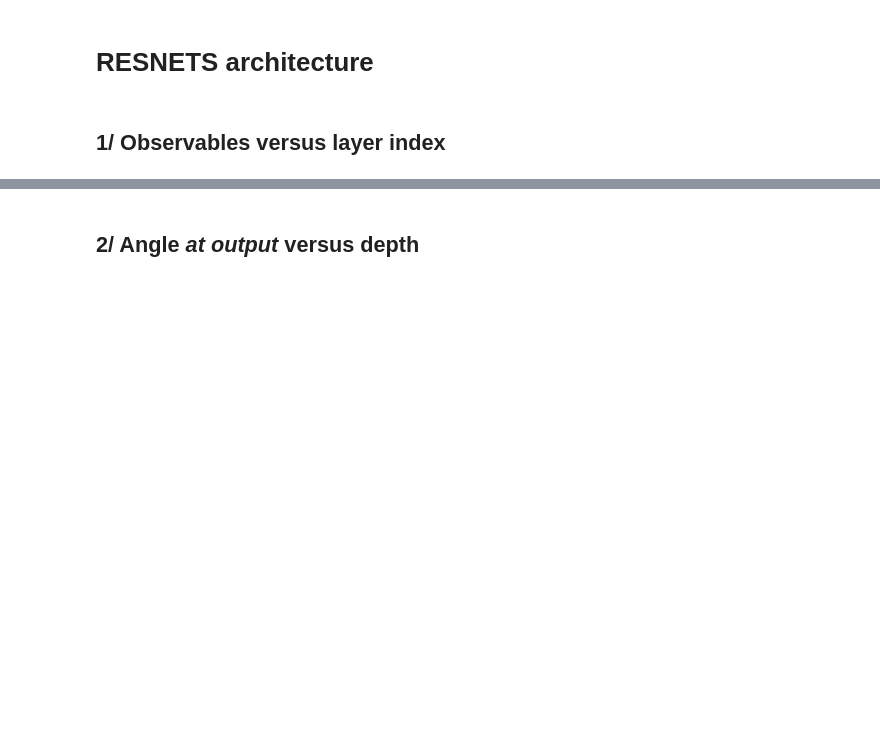
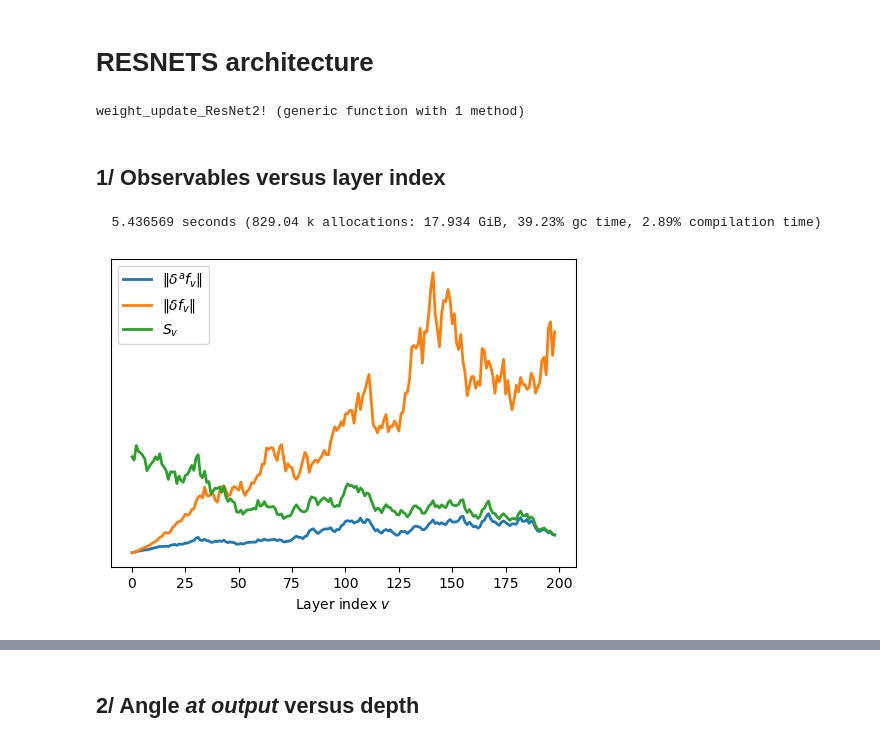
Before and after one commit to lchizat/2023-BAFU, a Jupyter notebook: FSCA-experiments.ipynb, the cells around one changed output, grey strips where cells are left out. Saved outputs shown, nothing was run; the diff lists cells and outputs as text; code cells hidden in the pictures; blank space fills up the shorter version.

```diff
--- a/FSCA-experiments.ipynb
+++ b/FSCA-experiments.ipynb
@@ -71,21 +71,25 @@ function weight_update_ResNet2!(Ws,Vs,X,As,Ps,Qs,BAs, BPs,BQs,η; FSC=false)
    # Ws[1] = Ws[1] .- η*dW
     end
     for k = 2:L-1
-        dW = BPs[k]*As[k-1]'
+        #dW = BPs[k]*As[k-1]'
         dV = BAs[k]*Qs[k]'
         if FSC
-            Ws[k] = Ws[k] .- η*dW/(sum(dW.^2)*L)
+            #Ws[k] = Ws[k] .- η*dW/(sum(dW.^2)*L)
             Vs[k] = Vs[k] .- η*dV/(sum(dV.^2)*L)
         else
-            Ws[k] = Ws[k] .- η*dW
+            #Ws[k] = Ws[k] .- η*dW
             Vs[k] = Vs[k] .- η*dV
         end
     end
 end
+# %% [output]
+weight_update_ResNet2! (generic function with 1 method)
 # %% [markdown]
 ## 1/ Observables versus layer index
 # %%
 d,m,k,L = 10,200,1,200
+X = randn(d)/sqrt(d)
+Y = randn(k)/sqrt(k)
 η0 = 0.001
 βs = [1/L,0.5/sqrt(L),1/sqrt(L),2/sqrt(L),1.0]
 
@@ -97,7 +101,7 @@ magnitude_db = zeros(ntrial,length(βs),L-1)
 magnitude_dfa = zeros(ntrial,length(βs),L-1)
 align_angle  = zeros(ntrial,length(βs),L-1)
 
-for j=1:ntrial
+@time for j=1:ntrial
     for i = 1:length(βs)
         β=βs[i]
         Ws,Vs = init_ResNet2(d,m,k,L)
@@ -116,16 +120,20 @@ for j=1:ntrial
         align_angle[j,i,:]= acos.(max.(-1.0,min.(1.0,magnitude_dfa[j,i,:]./magnitude_df[j,i,:])))
     end
 end
+# %% [output]
+  5.436569 seconds (829.04 k allocations: 17.934 GiB, 39.23% gc time, 2.89% compilation time)
 # %%
 figure(figsize=[6,4])
 j=2
 plot(magnitude_dfa[j,end,:]',label=L"\Vert \delta^a f_v\Vert ",lw=2)
 plot(magnitude_df[j,end,:]',label=L"\Vert \delta f_v\Vert",lw=2)
 plot(magnitude_S[j,end,:],label=L"S_v",lw=2)
 #plot(magnitude_db[j,end,1:L-1],label=L"\delta b_v",lw=2)
-
+yticks([])
 xlabel(L"Layer index $v$")
 legend()
 #savefig("bafu_vs_depth_10_200_1_MLP.png",bbox_inches="tight",dpi=200)
+# %% [output]
+[figure, added]
 # %%
 figure(figsize=[6,4])
```
Also changed, not shown: parts of 6 cells of this notebook, 5 other files.
